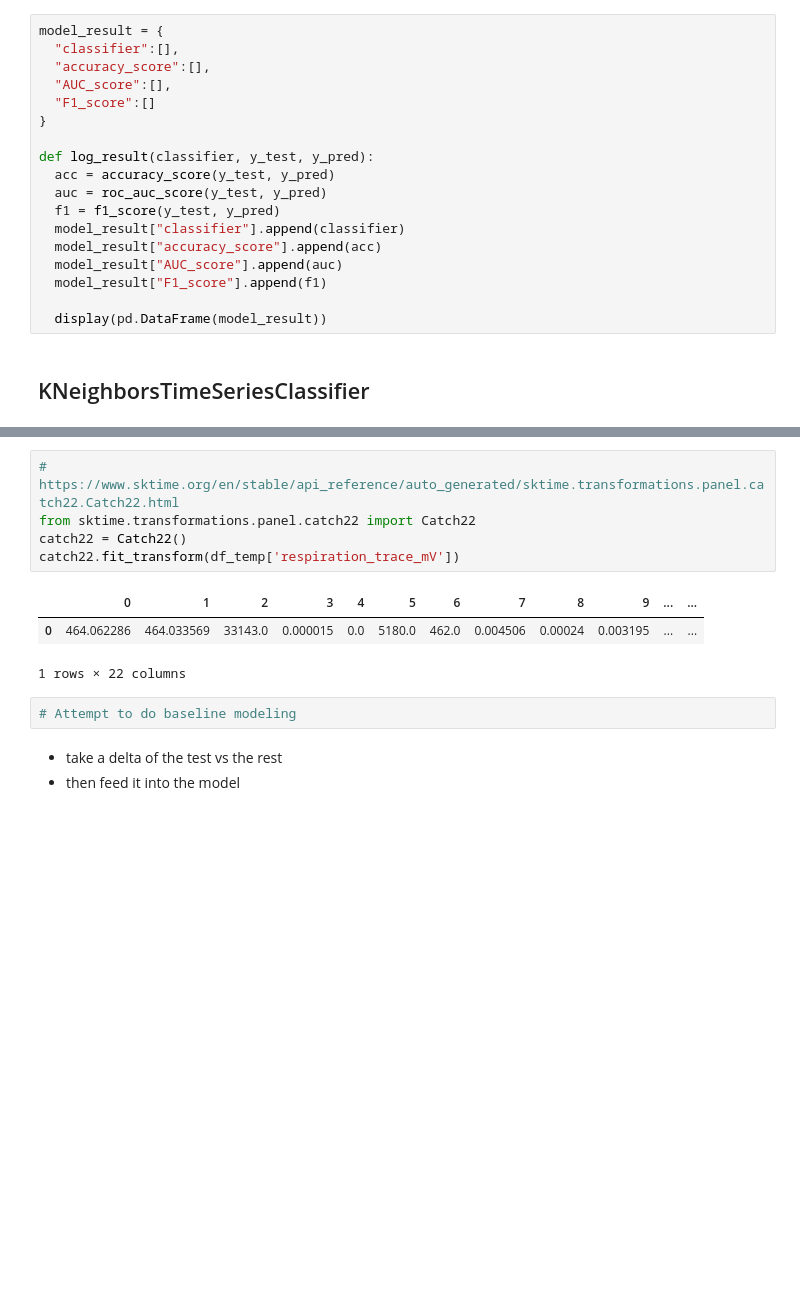
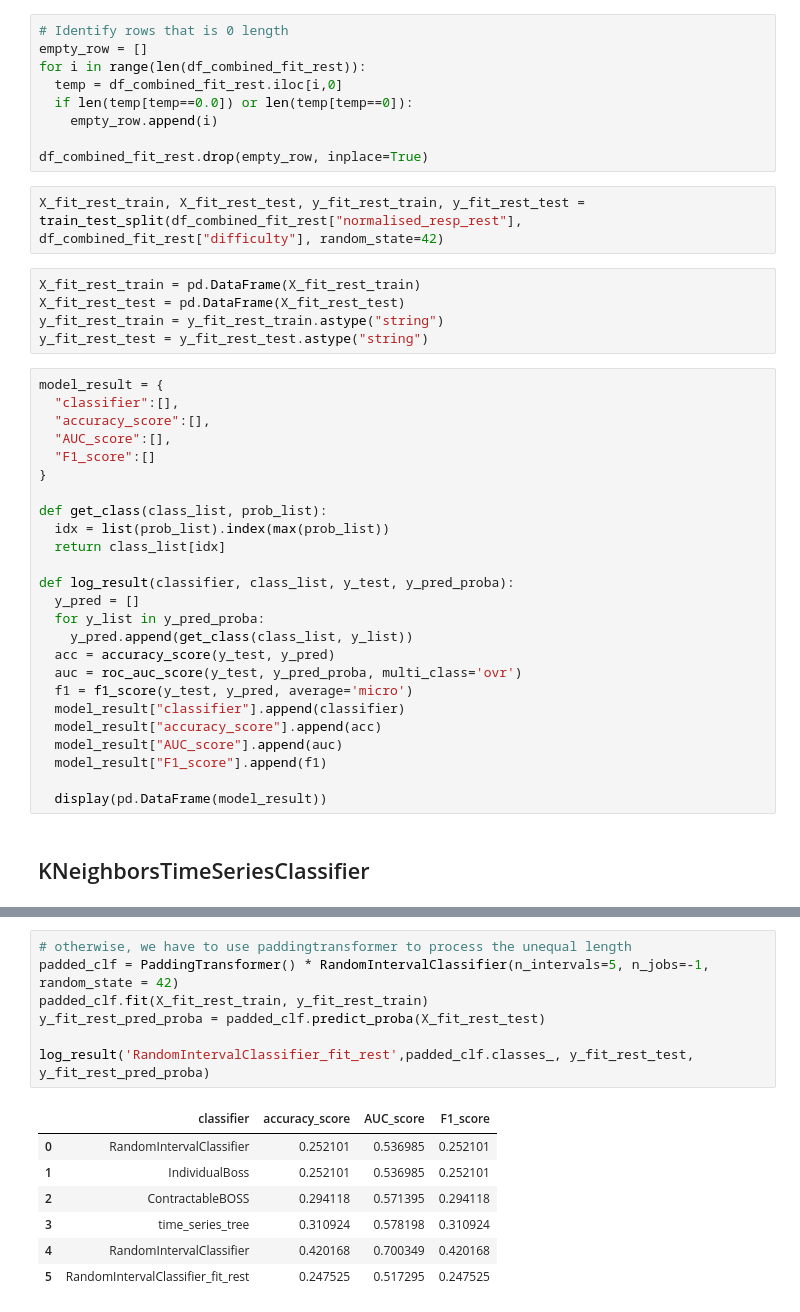
Before and after one commit to erjieyong/Data_Science_Projects, a Jupyter notebook: CogPilot_Challenge/starterCode/respiration.ipynb, the cells around one changed output, grey strips where cells are left out. Cells and saved outputs as stored; diff of their text form; blank space fills up the shorter version.

Commit message:
added resp notebook

```diff
--- a/CogPilot_Challenge/starterCode/respiration.ipynb
+++ b/CogPilot_Challenge/starterCode/respiration.ipynb
@@ -358,3 +332,19 @@ X_train, X_test, y_train, y_test = train_test_split(df_combined["normalised_resp
+# %%
+# Identify rows that is 0 length
+empty_row = []
+for i in range(len(df_combined_fit_rest)):
+  temp = df_combined_fit_rest.iloc[i,0]
+  if len(temp[temp==0.0]) or len(temp[temp==0]):
+    empty_row.append(i)
+
+df_combined_fit_rest.drop(empty_row, inplace=True)
+# %%
+X_fit_rest_train, X_fit_rest_test, y_fit_rest_train, y_fit_rest_test = train_test_split(df_combined_fit_rest["normalised_resp_rest"], df_combined_fit_rest["difficulty"], random_state=42)
+# %%
+X_fit_rest_train = pd.DataFrame(X_fit_rest_train)
+X_fit_rest_test = pd.DataFrame(X_fit_rest_test)
+y_fit_rest_train = y_fit_rest_train.astype("string")
+y_fit_rest_test = y_fit_rest_test.astype("string")
 # %%
 model_result = {
   "classifier":[],
@@ -363,10 +353,17 @@ model_result = {
   "F1_score":[]
 }
 
-def log_result(classifier, y_test, y_pred):
+def get_class(class_list, prob_list):
+  idx = list(prob_list).index(max(prob_list))
+  return class_list[idx]
+
+def log_result(classifier, class_list, y_test, y_pred_proba):
+  y_pred = []
+  for y_list in y_pred_proba:
+    y_pred.append(get_class(class_list, y_list))
   acc = accuracy_score(y_test, y_pred)
-  auc = roc_auc_score(y_test, y_pred)
-  f1 = f1_score(y_test, y_pred)
+  auc = roc_auc_score(y_test, y_pred_proba, multi_class='ovr')
+  f1 = f1_score(y_test, y_pred, average='micro')
   model_result["classifier"].append(classifier)
   model_result["accuracy_score"].append(acc)
   model_result["AUC_score"].append(auc)
@@ -427,14 +423,15 @@ np.fft.ifft(X_lpf,axis=0)
-# %%
-# https://www.sktime.org/en/stable/api_reference/auto_generated/sktime.transformations.panel.catch22.Catch22.html
-from sktime.transformations.panel.catch22 import Catch22
-catch22 = Catch22()
-catch22.fit_transform(df_temp['respiration_trace_mV'])
-# %% [output]
-|  | 0 | 1 | 2 | 3 | 4 | 5 | 6 | 7 | 8 | 9 | ... | ... |
-| 0 | 464.062286 | 464.033569 | 33143.0 | 0.000015 | 0.0 | 5180.0 | 462.0 | 0.004506 | 0.00024 | 0.003195 | ... | ... |
-1 rows × 22 columns
-# %%
-# Attempt to do baseline modeling
-# %% [markdown]
-- take a delta of the test vs the rest
-- then feed it into the model
+# %%
+# otherwise, we have to use paddingtransformer to process the unequal length
+padded_clf = PaddingTransformer() * RandomIntervalClassifier(n_intervals=5, n_jobs=-1, random_state = 42)
+padded_clf.fit(X_fit_rest_train, y_fit_rest_train)
+y_fit_rest_pred_proba = padded_clf.predict_proba(X_fit_rest_test)
+
+log_result('RandomIntervalClassifier_fit_rest',padded_clf.classes_, y_fit_rest_test, y_fit_rest_pred_proba)
+# %% [output]
+|  | classifier | accuracy_score | AUC_score | F1_score |
+| 0 | RandomIntervalClassifier | 0.252101 | 0.536985 | 0.252101 |
+| 1 | IndividualBoss | 0.252101 | 0.536985 | 0.252101 |
+| 2 | ContractableBOSS | 0.294118 | 0.571395 | 0.294118 |
+| 3 | time_series_tree | 0.310924 | 0.578198 | 0.310924 |
+| 4 | RandomIntervalClassifier | 0.420168 | 0.700349 | 0.420168 |
+| 5 | RandomIntervalClassifier_fit_rest | 0.247525 | 0.517295 | 0.247525 |
```
Also changed, not shown: parts of 66 cells of this notebook, 4 other files.
